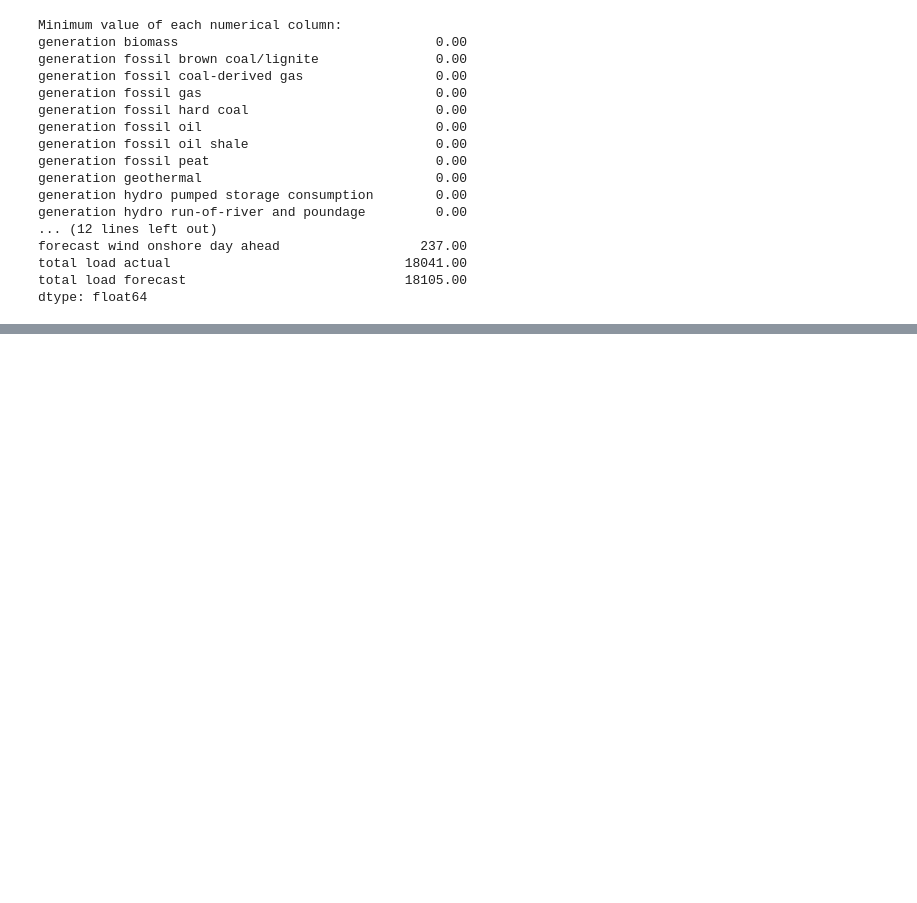
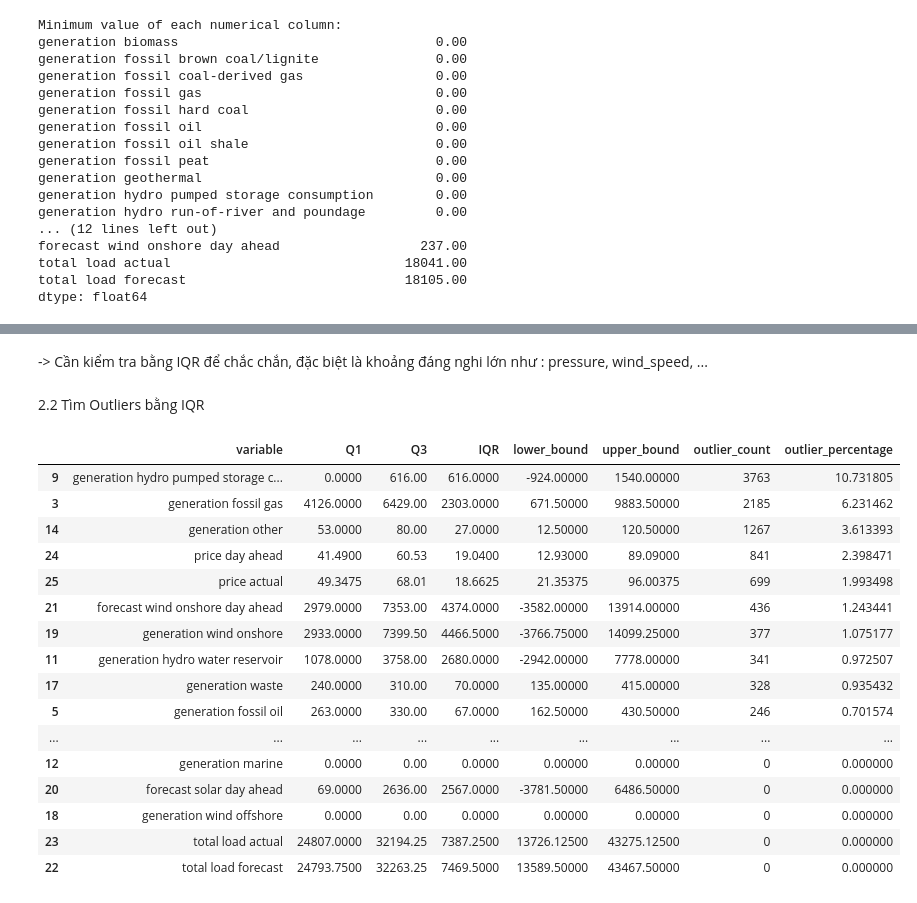
Before and after one commit to nguyenminhhieu108/Assignment_ls2, a Jupyter notebook: main.ipynb, the cells around one changed output, grey strips where cells are left out. Cells and saved outputs as stored; diff of their text form; code cells hidden in the pictures; blank space fills up the shorter version.

```diff
--- a/main.ipynb
+++ b/main.ipynb
@@ -429,0 +500,56 @@ Sau khi phân tích các mẫu giá trị thiếu, phương pháp nội suy tuy
+# %% [markdown]
+-> Cần kiểm tra bằng IQR để chắc chắn, đặc biệt là khoảng đáng nghi lớn như : pressure, wind_speed, ...
+# %% [markdown]
+2.2 Tìm Outliers bằng IQR
+# %%
+# Check file energy
+outlier_summary_energy = []
+
+for col in numeric_cols:
+    Q1 = energy_clean[col].quantile(0.25)
+    Q3 = energy_clean[col].quantile(0.75)
+    IQR = Q3 - Q1
+
+    lower_bound = Q1 - 1.5 * IQR
+    upper_bound = Q3 + 1.5 * IQR
+
+    outliers = energy_clean[
+        (energy_clean[col] < lower_bound) |
+        (energy_clean[col] > upper_bound)
+    ]
+
+    outlier_summary_energy.append({
+        'variable': col,
+        'Q1': Q1,
+        'Q3': Q3,
+        'IQR': IQR,
+        'lower_bound': lower_bound,
+        'upper_bound': upper_bound,
+        'outlier_count': len(outliers),
+        'outlier_percentage': len(outliers) / len(energy_clean) * 100
+    })
+
+outlier_summary_energy = pd.DataFrame(outlier_summary_energy)
+
+outlier_summary_energy.sort_values(
+    'outlier_count',
+    ascending=False
+)
+# %% [output]
+|  | variable | Q1 | Q3 | IQR | lower_bound | upper_bound | outlier_count | outlier_percentage |
+| 9 | generation hydro pumped storage c... | 0.0000 | 616.00 | 616.0000 | -924.00000 | 1540.00000 | 3763 | 10.731805 |
+| 3 | generation fossil gas | 4126.0000 | 6429.00 | 2303.0000 | 671.50000 | 9883.50000 | 2185 | 6.231462 |
+| 14 | generation other | 53.0000 | 80.00 | 27.0000 | 12.50000 | 120.50000 | 1267 | 3.613393 |
+| 24 | price day ahead | 41.4900 | 60.53 | 19.0400 | 12.93000 | 89.09000 | 841 | 2.398471 |
+| 25 | price actual | 49.3475 | 68.01 | 18.6625 | 21.35375 | 96.00375 | 699 | 1.993498 |
+| 21 | forecast wind onshore day ahead | 2979.0000 | 7353.00 | 4374.0000 | -3582.00000 | 13914.00000 | 436 | 1.243441 |
+| 19 | generation wind onshore | 2933.0000 | 7399.50 | 4466.5000 | -3766.75000 | 14099.25000 | 377 | 1.075177 |
+| 11 | generation hydro water reservoir | 1078.0000 | 3758.00 | 2680.0000 | -2942.00000 | 7778.00000 | 341 | 0.972507 |
+| 17 | generation waste | 240.0000 | 310.00 | 70.0000 | 135.00000 | 415.00000 | 328 | 0.935432 |
+| 5 | generation fossil oil | 263.0000 | 330.00 | 67.0000 | 162.50000 | 430.50000 | 246 | 0.701574 |
+| ... | ... | ... | ... | ... | ... | ... | ... | ... |
+| 12 | generation marine | 0.0000 | 0.00 | 0.0000 | 0.00000 | 0.00000 | 0 | 0.000000 |
+| 20 | forecast solar day ahead | 69.0000 | 2636.00 | 2567.0000 | -3781.50000 | 6486.50000 | 0 | 0.000000 |
+| 18 | generation wind offshore | 0.0000 | 0.00 | 0.0000 | 0.00000 | 0.00000 | 0 | 0.000000 |
+| 23 | total load actual | 24807.0000 | 32194.25 | 7387.2500 | 13726.12500 | 43275.12500 | 0 | 0.000000 |
+| 22 | total load forecast | 24793.7500 | 32263.25 | 7469.5000 | 13589.50000 | 43467.50000 | 0 | 0.000000 |
```
Also changed, not shown: parts of 43 cells of this notebook.
